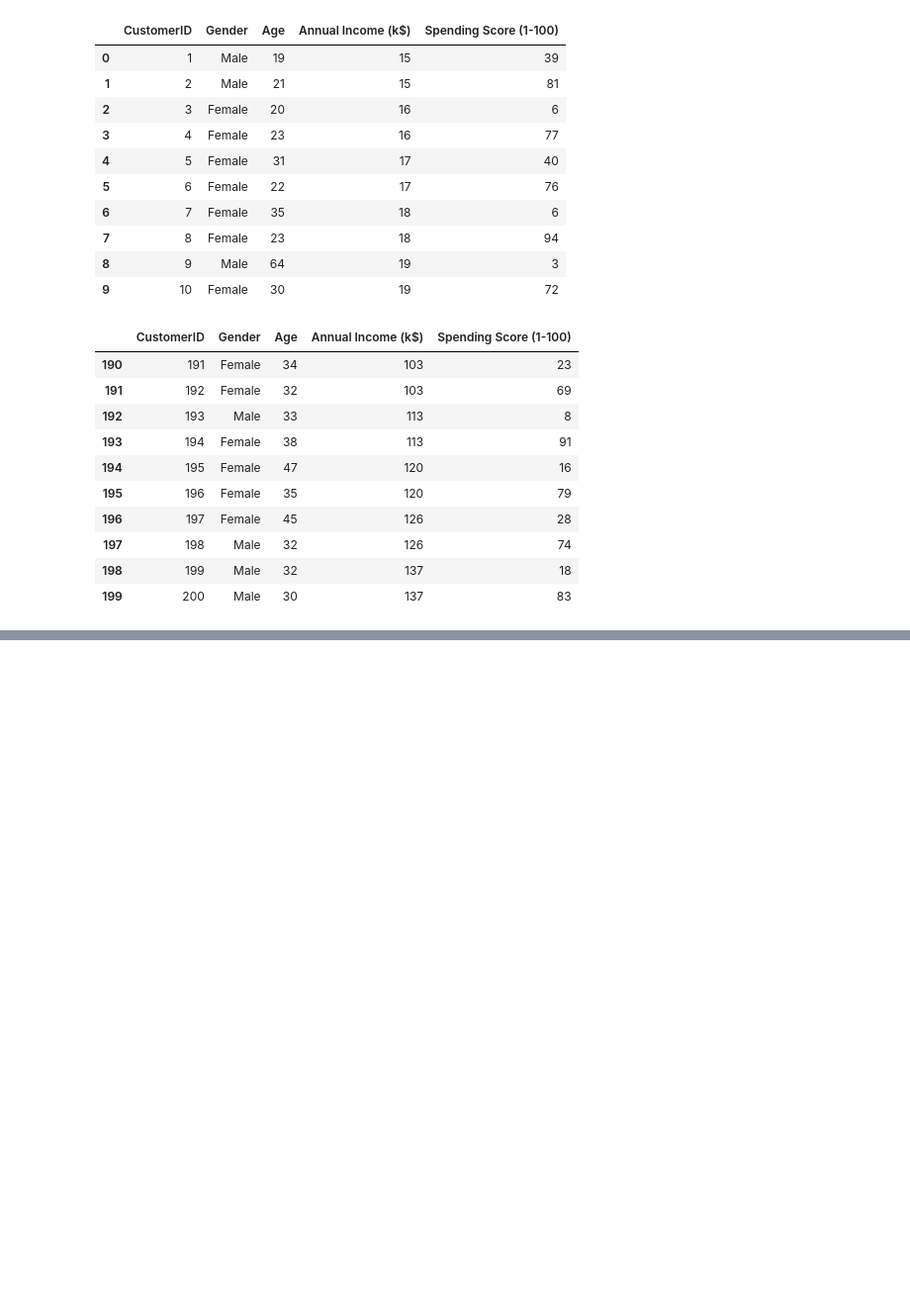
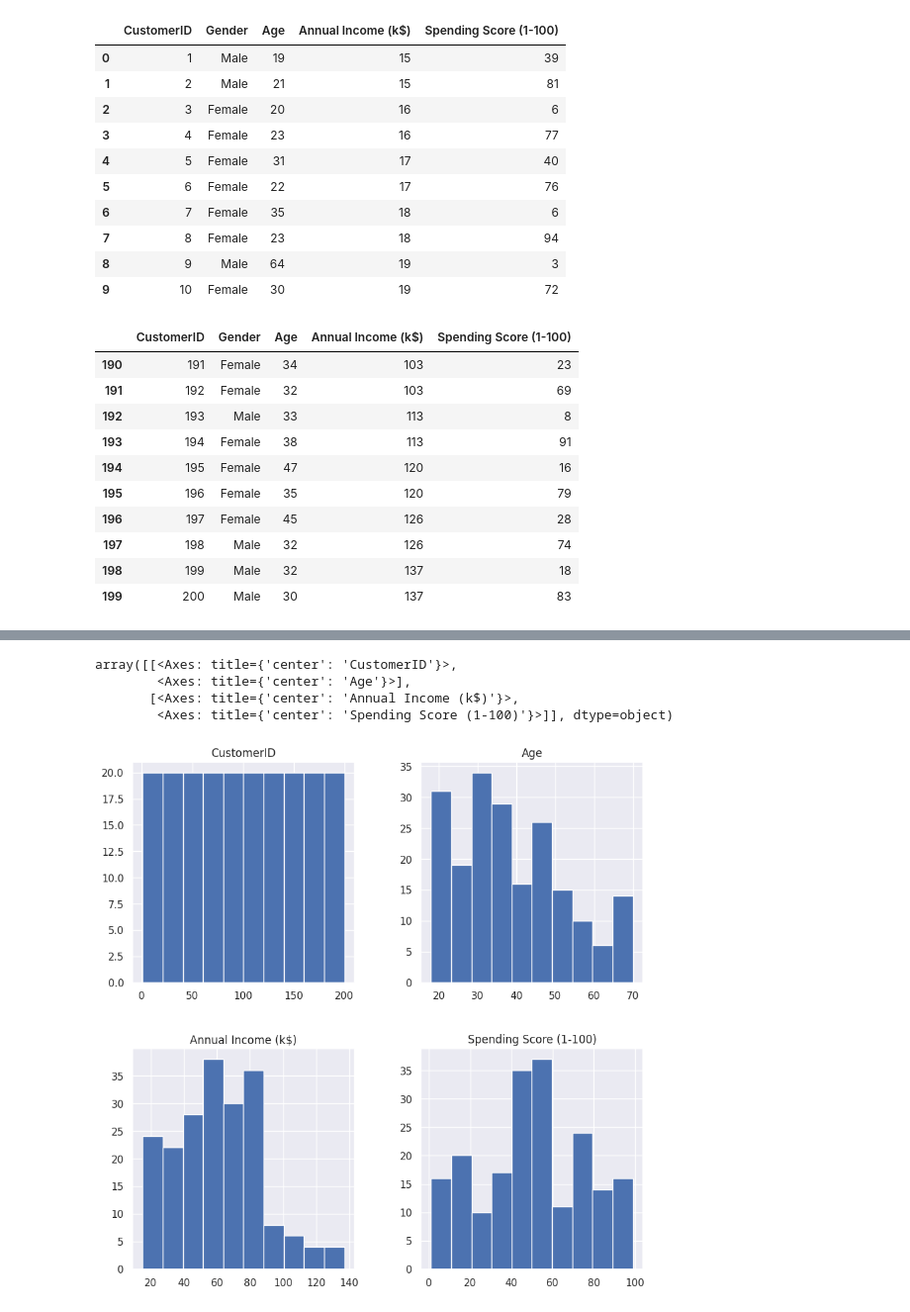
Before and after one commit to jblack333/ML-1, a Jupyter notebook: Rios-Black_DS_HW1.ipynb, the cells around one changed output, grey strips where cells are left out. Shown at 99% size. Cells and saved outputs as stored; diff of their text form; code cells hidden in the pictures; blank space fills up the shorter version.

```diff
--- a/Rios-Black_DS_HW1.ipynb
+++ b/Rios-Black_DS_HW1.ipynb
@@ -3,3 +3,6 @@
 # %%
 import pandas as pd
 df=pd.read_csv("https://raw.githubusercontent.com/jtao/AdvancedML/main/data/Mall_Customers.csv")
+# %%
+import seaborn as sns
+sns.set()
@@ -68,0 +101,8 @@ df.tail(10)
+# %%
+df.hist(figsize=(10,10))
+# %% [output]
+array([[<Axes: title={'center': 'CustomerID'}>,
+        <Axes: title={'center': 'Age'}>],
+       [<Axes: title={'center': 'Annual Income (k$)'}>,
+        <Axes: title={'center': 'Spending Score (1-100)'}>]], dtype=object)
+[figure, added]
```
Also changed, not shown: parts of 5 cells of this notebook.
